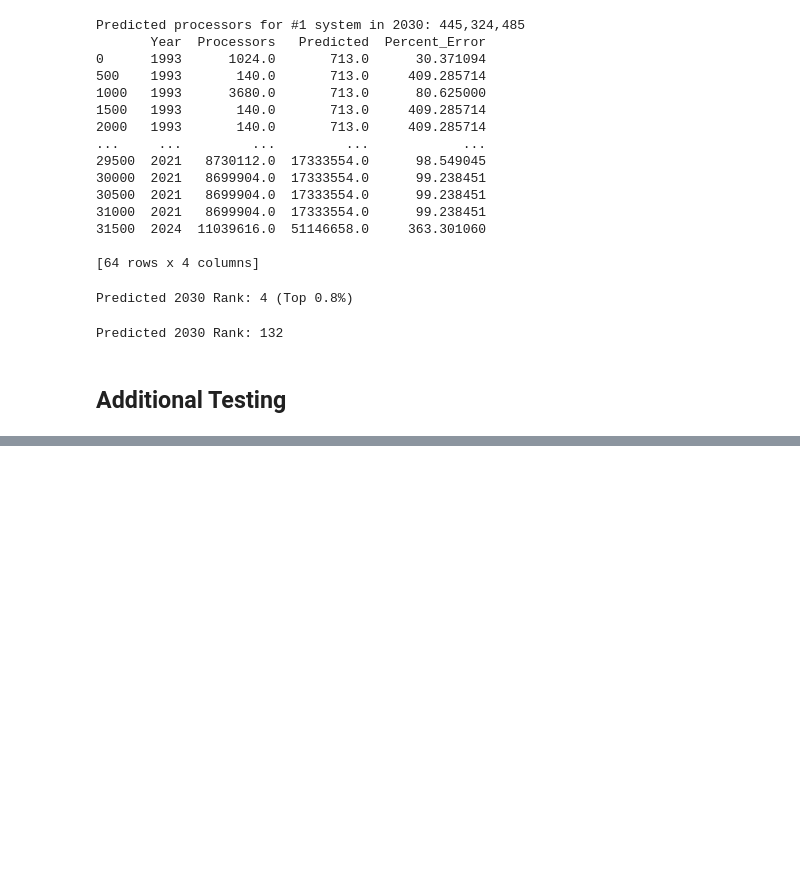
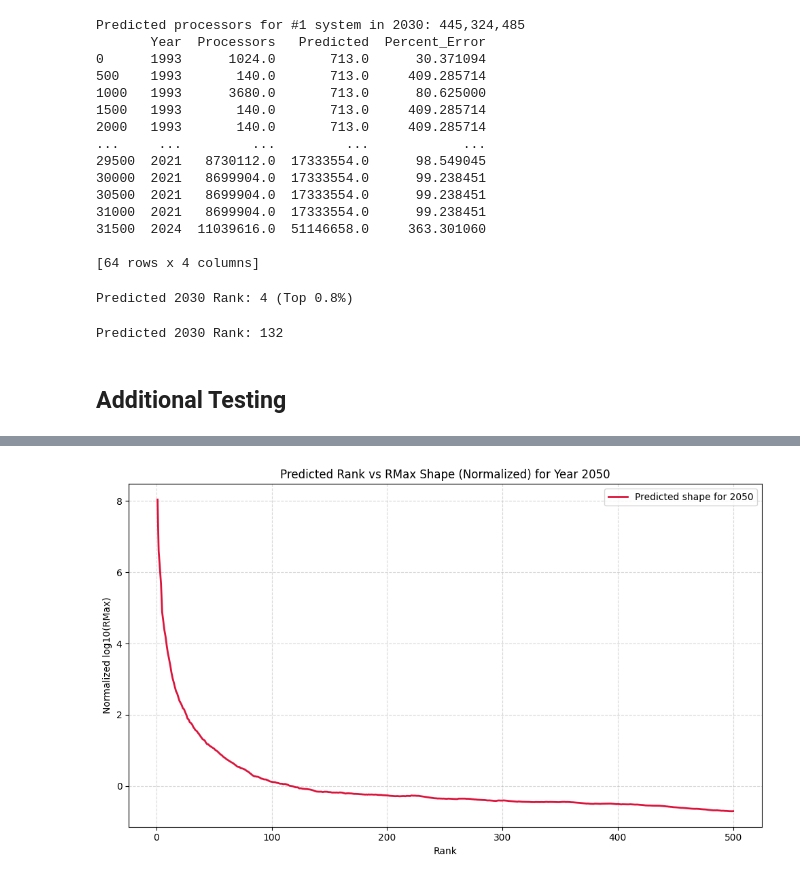
Before and after one commit to Sam-Bieberich/top500_data, a Jupyter notebook: progress_report_2.ipynb, the cells around one changed output, grey strips where cells are left out. Cells and saved outputs as stored; diff of their text form; code cells hidden in the pictures; blank space fills up the shorter version.

```diff
--- a/progress_report_2.ipynb
+++ b/progress_report_2.ipynb
@@ -518,0 +533,58 @@ print(f"📈 Predicted Rank: {round(predicted_rank, 2)}")
+# %%
+def model_curve_shapes_over_time(df, target_year=2030, n_components=2):
+    import numpy as np
+    import pandas as pd
+    import matplotlib.pyplot as plt
+    from sklearn.decomposition import PCA
+    from sklearn.linear_model import LinearRegression
+    from sklearn.preprocessing import StandardScaler
+
+    # Get all unique publication dates sorted
+    dates = sorted(df['Publication Date'].unique())
+    year_labels = [int(d.split("/")[-1]) for d in dates]
+
+    # Prepare matrix: each row is a normalized log10 RMax curve
+    rank_range = np.arange(1, 501)
+    curves = []
+    valid_years = []
+
+    for date in dates:
+        sub_df = df[df['Publication Date'] == date]
+        if len(sub_df) < 500:
+            continue  # skip incomplete curves
+
+        rmax = sub_df.sort_values("Rank")["RMax (Flop/s)"].values[:500]
+        log_rmax = np.log10(rmax)
+        norm_log_rmax = (log_rmax - np.mean(log_rmax)) / np.std(log_rmax)
+        curves.append(norm_log_rmax)
+        valid_years.append(int(date.split("/")[-1]))
+
+    curves = np.array(curves)
+    valid_years = np.array(valid_years).reshape(-1, 1)
+
+    # Apply PCA to capture shape variation
+    pca = PCA(n_components=n_components)
+    shape_components = pca.fit_transform(curves)
+
+    # Fit a regression model to predict shape from year
+    reg = LinearRegression()
+    reg.fit(valid_years, shape_components)
+
+    # Predict shape for future year
+    pred_shape = reg.predict(np.array([[target_year]]))
+    reconstructed = pca.inverse_transform(pred_shape).flatten()
+
+    # Plot predicted curve
+    plt.figure(figsize=(10, 6))
+    plt.plot(rank_range, reconstructed, label=f"Predicted shape for {target_year}", linewidth=2, color='crimson')
+    plt.xlabel("Rank")
+    plt.ylabel("Normalized log10(RMax)")
+    plt.title(f"Predicted Rank vs RMax Shape (Normalized) for Year {target_year}")
+    plt.grid(True, linestyle="--", alpha=0.5)
+    plt.legend()
+    plt.tight_layout()
+    plt.show()
+
+model_curve_shapes_over_time(df, target_year=2050)
+# %% [output]
+[figure, added]
```
Also changed, not shown: parts of 8 cells of this notebook.
